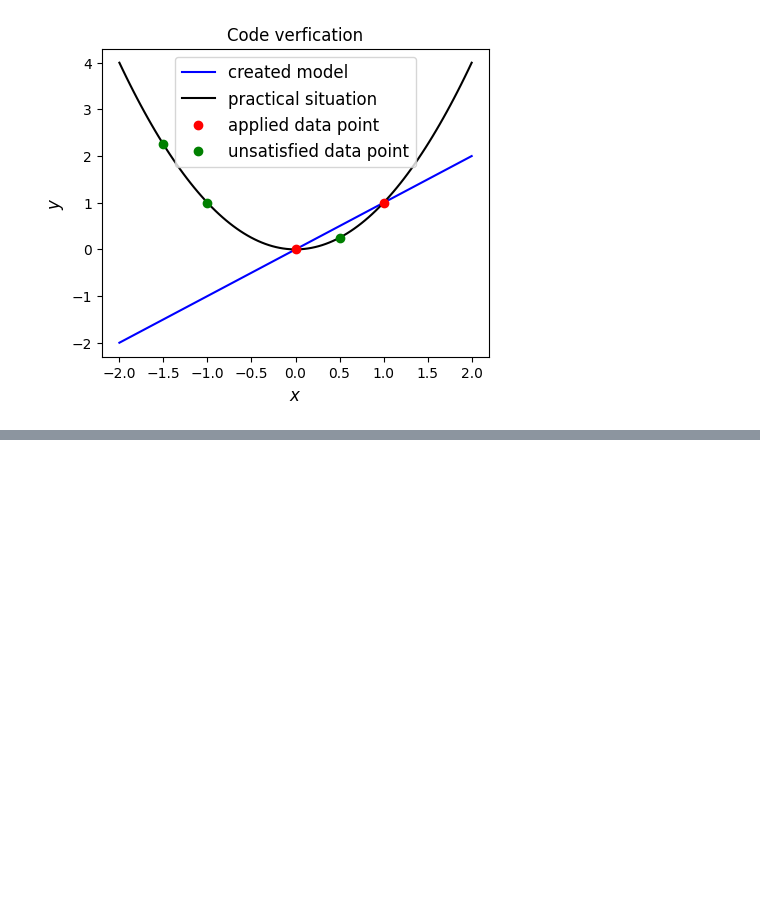
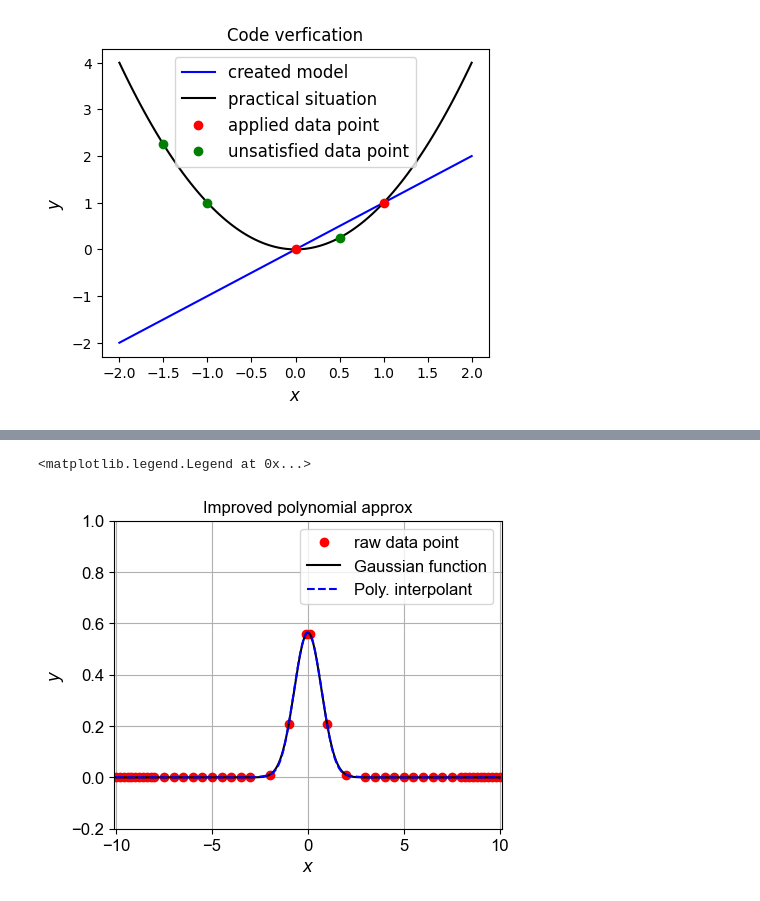
Before and after one commit to acse-e541dd80/ci_mpm, a Jupyter notebook: CM-Nov2022-assessment.ipynb, the cells around one changed output, grey strips where cells are left out. Cells and saved outputs as stored; diff of their text form; code cells hidden in the pictures; blank space fills up the shorter version.

```diff
--- a/CM-Nov2022-assessment.ipynb
+++ b/CM-Nov2022-assessment.ipynb
@@ -131,0 +249,42 @@ Text(0, 0.5, '$y$')
+# %%
+def f(x):
+    return np.exp(-x**2)/np.sqrt(np.pi)
+
+xi1 = [3+0.5*i for i in range(11)]
+xi2 = [0.1, 1.,2.]
+xi3 = [8.2+0.2*i for i in range(11)]
+xip = np.concatenate([xi1,xi2])
+xip = np.concatenate([xip,xi3])
+xin = -xip.T
+xi = np.concatenate([xin,xip])
+
+yi = [f(i) for i in xi]
+
+V = np.vander(xi, increasing=True)
+a = np.linalg.solve(V, yi)
+
+fig = plt.figure(figsize=(5, 4))
+ax1 = fig.add_subplot(111)
+
+x = np.linspace(-10., 10., 1000)
+
+def plot_point(xi, yi, x, y, ax):
+    ax.plot(xi, yi, 'ro', label='raw data point')
+    ax.plot(x, y, 'k', label='Gaussian function')
+    ax.set_xlabel('$x$', fontsize=12)
+    ax.set_ylabel('$y$', fontsize=12)
+    ax.grid(True)
+    ax.set_xlim(-10.1, 10.1)
+    ax.set_ylim(-0.2, 1)
+
+plot_point(xi, yi, x, f(x), ax1)
+
+p = np.poly1d(np.flip(a, 0))
+poly = p(x)
+
+ax1.set_title('Improved polynomial approx', fontsize=12)
+ax1.plot(x, poly, '--b', label='Poly. interpolant')
+ax1.legend(loc='best', fontsize=12)
+# %% [output]
+<matplotlib.legend.Legend at 0x...>
+[figure, added]
```
Also changed, not shown: parts of 21 cells of this notebook.
